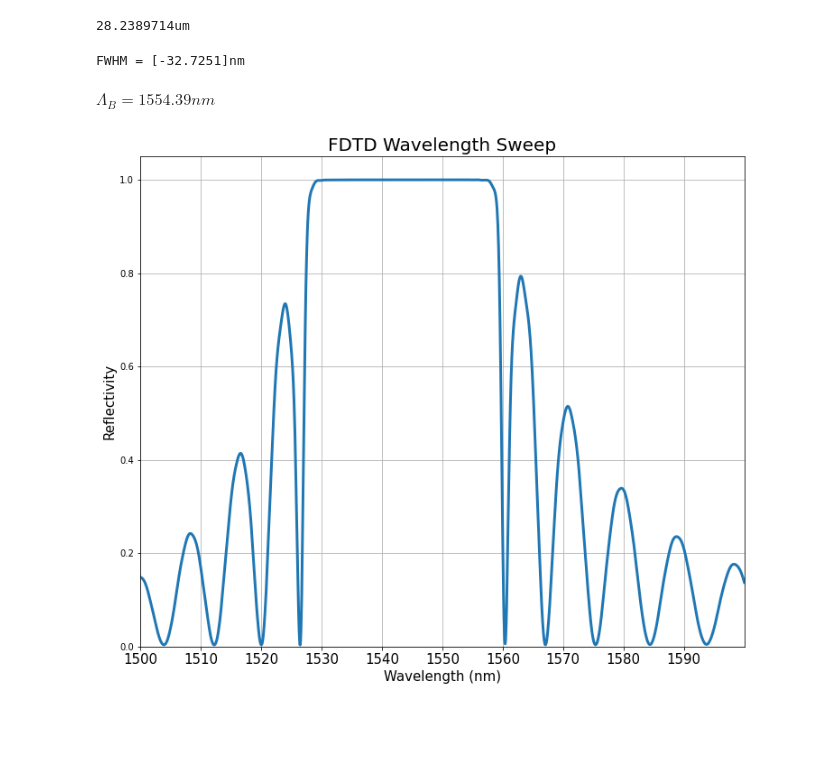
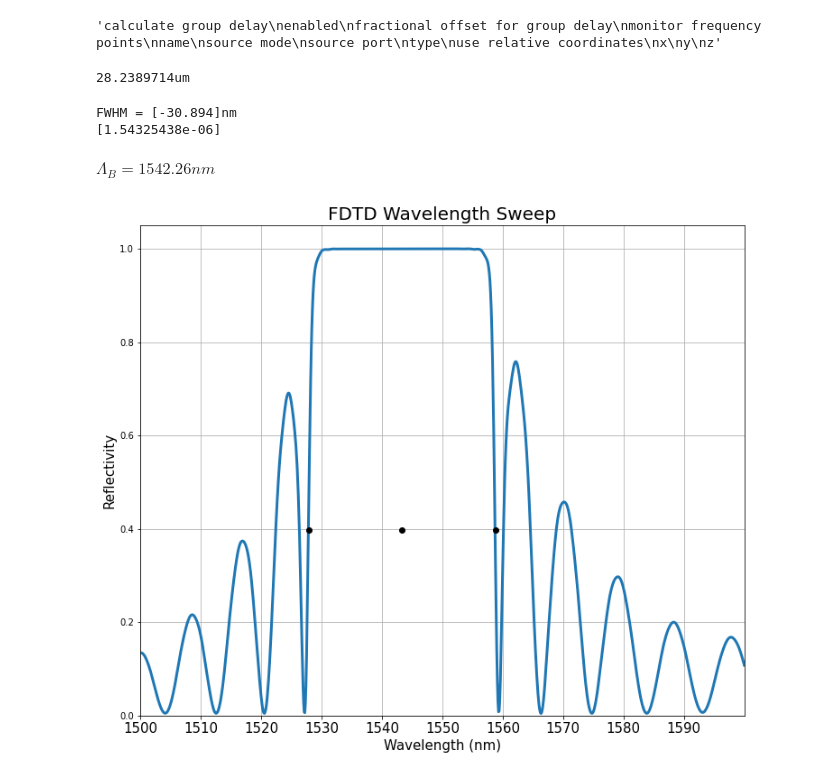
Before and after one commit to Leoopessoa/Bragg_Grating, a Jupyter notebook: Simulation/BraggAssembly.ipynb, the cells around one changed output. Saved outputs shown, nothing was run; the diff lists cells and outputs as text; code cells hidden in the pictures; blank space fills up the shorter version.

Commit message:
Update FDTD 1.4

```diff
--- a/Simulation/BraggAssembly.ipynb
+++ b/Simulation/BraggAssembly.ipynb
@@ -65,8 +67,8 @@ fdtd = lumapi.FDTD()
 # %%
 # Simulation on EME
 
-dw = 24e-9
-N = 82
+dw = 26e-9
+N = 95
 gratingPeriod = 344.3777e-9
 aux = 0
 
@@ -147,14 +149,14 @@ fdtd.set({
     'y span'                           : 6e-6,
     'z'                                : 0.11e-6,
     'z span'                           : 4e-6,
-    'mesh accuracy'                    : 4,
+    'mesh accuracy'                    : 3,
     'allow symmetry on all boundaries' : 1,
     'z min bc'                         : 'PML',
     'z max bc'                         : 'PML',
-    'y max bc'                         : 'Anti-Symmetric',
+    'y max bc'                         : 'PML',
     'y min bc'                         : 'Anti-Symmetric',
     'set simulation bandwidth'         : 1,
-    'simulation time'                  : 10000e-12,
+    'simulation time'                  : 10000e-15,
     'simulation wavelength min'        : 1500e-9,
     'simulation wavelength max'        : 1600e-9,
 })
@@ -181,11 +183,16 @@ fdtd.set({
 })
 
 fdtd.select('FDTD::ports')
-fdtd.set('monitor frequency points',2500)
+fdtd.set('monitor frequency points',1000)
+fdtd.set()
+# %% [output]
+'calculate group delay\nenabled\nfractional offset for group delay\nmonitor frequency points\nname\nsource mode\nsource port\ntype\nuse relative coordinates\nx\ny\nz'
 # %%
 print(str(gratingPeriod*N*1e6) + 'um')
 # %% [output]
 28.2389714um
+# %%
+fdtd.run()
 # %%
 result = fdtd.getresult('FDTD::ports::port 1', 'T')
 wavelength = result['lambda']
@@ -195,22 +202,25 @@ r = 1 - T
 # %%
 figure1 = plt.figure(figsize=(12,10))
 plt.plot(wavelength*1e9, r, linewidth = 3)
 plt.grid()
 plt.xlim(1500,1600)
 plt.ylim(0,1.05)
 plt.title('FDTD Wavelength Sweep', size = 20)
 plt.xlabel('Wavelength (nm)', size = '15')
 plt.ylabel('Reflectivity', size = '15')
 a, min, max = fwhm(wavelength, r, False)
-#plt.plot(wavelength[min]*1e9, a, 'o',color='black')
-#plt.plot(wavelength[max]*1e9, a, 'o',color='black')
+plt.plot(wavelength[min]*1e9, a, 'o',color='black')
+plt.plot(wavelength[max]*1e9, a, 'o',color='black')
 #plt.plot([wavelength[min]*1e9,wavelength[max]*1e9],[r, r],linestyle='--', color = 'black')
 plt.xticks(np.arange(1500,1600,step=10), size = '15')
 plt.savefig('FDTD_Wavelength_Sweep')
-
+aux = int((max + min)/2)
+plt.plot(wavelength[aux]*1e9, a, 'o',color='black')
+print(wavelength[aux])
 peak, pd = find_peaks(r)
 display(Math('$\Lambda_B = %5.2f nm' %(wavelength[peak[np.argmax(r[peak])]][0]*1e9)))
 # %% [output]
-FWHM = [-32.7251]nm
+FWHM = [-30.894]nm
+[1.54325438e-06]
-$\displaystyle \Lambda_B = 1554.39 nm$
+$\displaystyle \Lambda_B = 1542.26 nm$
-[figure, old version]
+[figure, new version]
```
Also changed, not shown: parts of 2 cells of this notebook, 3 other files.
